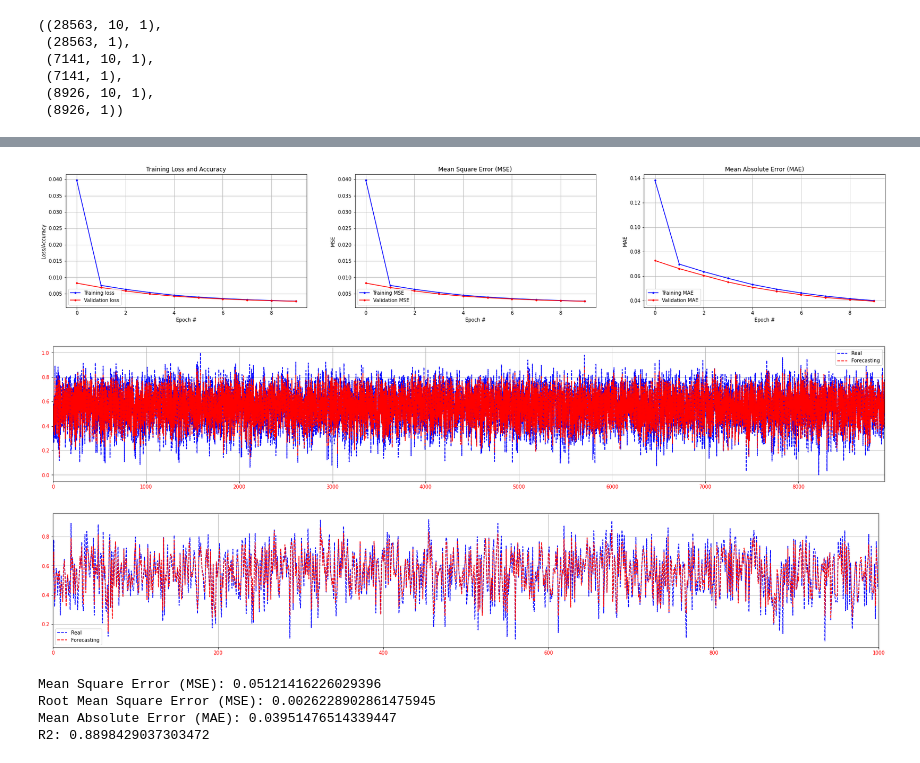
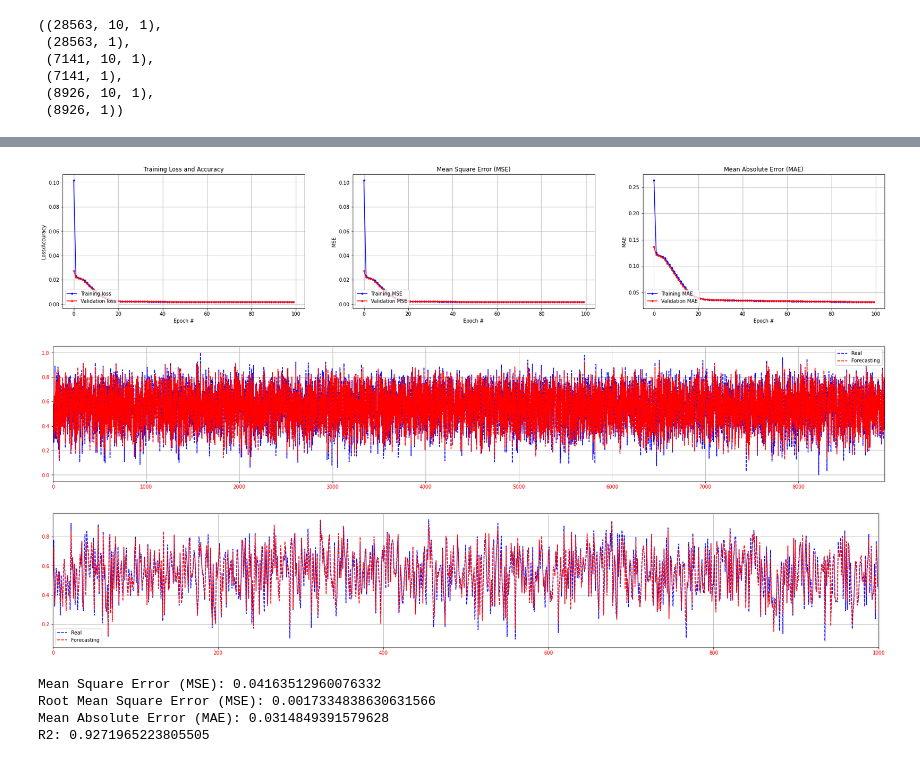
Before and after one commit to ealeongomez/Deep-Learning, a Jupyter notebook: CNN_TF_Reg_Voltage.ipynb, the cells around one changed output, grey strips where cells are left out. Drawn from its saved outputs; the diff is of its cells as text; code cells hidden in the pictures.

```diff
--- a/CNN_TF_Reg_Voltage.ipynb
+++ b/CNN_TF_Reg_Voltage.ipynb
@@ -91,8 +91,6 @@ for i in range(len(months)):
   plt.plot(timeSerie)
   # Add a title to the subplot
   plt.title(month, c='r')
-  # Turn off ticks to remove clutter
-  plt.yticks([]); plt.xticks([])
   plt.grid(True)
 
 plt.show()
@@ -195,7 +185,7 @@ _________________________________________________________________
 model.compile(loss='mse', metrics=['mae', 'mse'], optimizer='SGD')
 
 history = model.fit(X_train, y_train,
-                    epochs=10,
+                    epochs=100,
                     validation_data=(X_valid, y_valid),
                     batch_size=300
                     )
@@ -223,35 +210,35 @@ Epoch 10/10
 # %%
 plt.figure(figsize=(30,5))
 plt.subplot(131)
-plt.plot(np.arange(0, 10), history.history["loss"], "b.-", label="Training loss")
-plt.plot(np.arange(0, 10), history.history["val_loss"],"r.-", label="Validation loss")
+plt.plot(np.arange(0, 100), history.history["loss"], "b.-", label="Training loss")
+plt.plot(np.arange(0, 100), history.history["val_loss"],"r.-", label="Validation loss")
 plt.title("Training Loss and Accuracy")
 plt.xlabel("Epoch #")
 plt.ylabel("Loss/Accuracy")
 plt.legend(loc="lower left")
 plt.grid()
 
 plt.subplot(132)
-plt.plot(np.arange(0, 10), history.history["mse"], "b.-", label="Training MSE")
-plt.plot(np.arange(0, 10), history.history["val_mse"], "r.-", label="Validation MSE")
+plt.plot(np.arange(0, 100), history.history["mse"], "b.-", label="Training MSE")
+plt.plot(np.arange(0, 100), history.history["val_mse"], "r.-", label="Validation MSE")
 plt.title("Mean Square Error (MSE)")
 plt.xlabel("Epoch #")
 plt.ylabel("MSE")
 plt.legend(loc="lower left")
 plt.grid()
 
 plt.subplot(133)
-plt.plot(np.arange(0, 10), history.history["mae"], "b.-", label="Training MAE")
-plt.plot(np.arange(0, 10), history.history["val_mae"], "r.-", label="Validation MAE")
+plt.plot(np.arange(0, 100), history.history["mae"], "b.-", label="Training MAE")
+plt.plot(np.arange(0, 100), history.history["val_mae"], "r.-", label="Validation MAE")
 plt.title("Mean Absolute Error (MAE)")
 plt.xlabel("Epoch #")
 plt.ylabel("MAE")
 plt.legend(loc="lower left")
 plt.grid()
 
 plt.show()
 # %% [output]
-[figure, old version]
+[figure, new version]
 # %%
 forecasting = model.predict(X_test)
 
@@ -265,7 +252,7 @@ plt.grid(True)
 plt.legend()
 plt.show()
 # %% [output]
-[figure, old version]
+[figure, new version]
 # %%
 # Fragmento de los datos
 plt.figure(figsize=(30,5))
@@ -278,14 +265,14 @@ plt.grid(True)
 plt.legend()
 plt.show()
 # %% [output]
-[figure, old version]
+[figure, new version]
 # %%
 print("Mean Square Error (MSE): {}".format(mean_squared_error(y_test, forecasting, squared=False)))
 print("Root Mean Square Error (MSE): {}".format(mean_squared_error(y_test, forecasting, squared=True)))
 print("Mean Absolute Error (MAE): {}".format(mean_absolute_error(y_test, forecasting)))
 print("R2: {}".format(r2_score(y_test, forecasting)))
 # %% [output]
-Mean Square Error (MSE): 0.05121416226029396
-Root Mean Square Error (MSE): 0.0026228902861475945
-Mean Absolute Error (MAE): 0.03951476514339447
-R2: 0.8898429037303472
+Mean Square Error (MSE): 0.04163512960076332
+Root Mean Square Error (MSE): 0.0017334838630631566
+Mean Absolute Error (MAE): 0.0314849391579628
+R2: 0.9271965223805505
```
Also changed, not shown: parts of 7 cells of this notebook.
